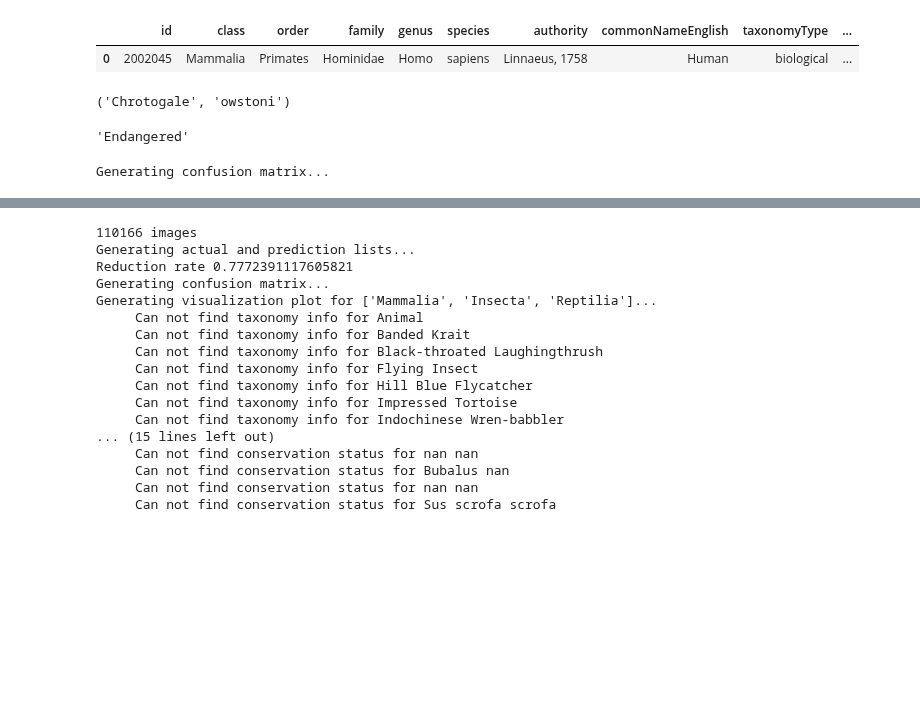
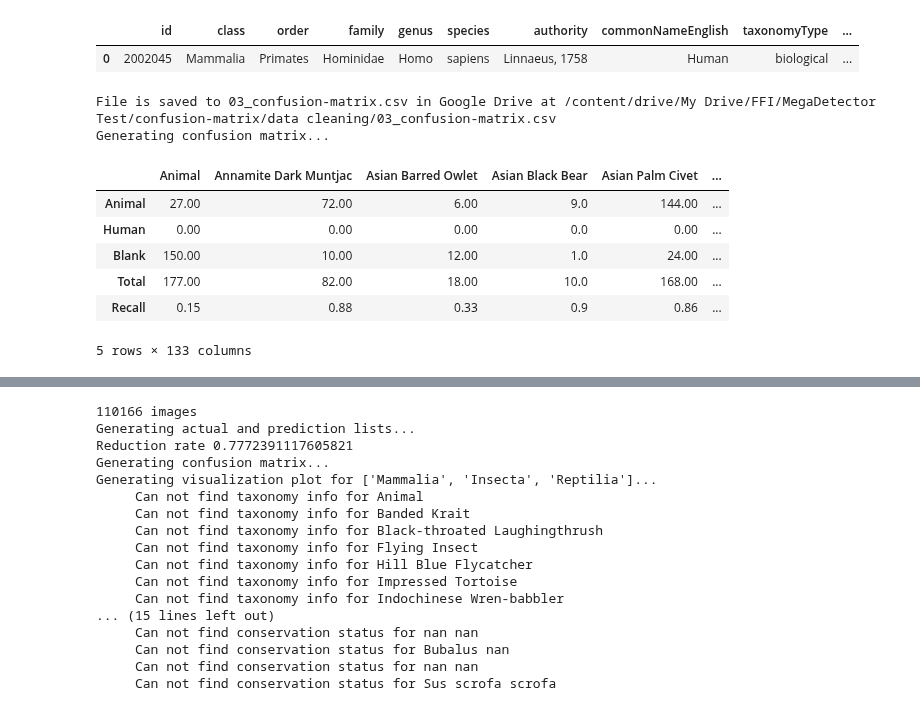
Before and after one commit to FFI-Vietnam/camtrap-tools, a Jupyter notebook: MegaDetector/confusion_matrix/02_create-confusion-matrix.ipynb, the cells around one changed output, grey strips where cells are left out. Saved outputs shown, nothing was run; the diff lists cells and outputs as text; code cells hidden in the pictures; blank space fills up the shorter version.

```diff
--- a/MegaDetector/confusion_matrix/02_create-confusion-matrix.ipynb
+++ b/MegaDetector/confusion_matrix/02_create-confusion-matrix.ipynb
@@ -463,40 +452,6 @@ taxon_match_table[taxon_match_table['FFI_species_name'] == name]
 # %% [output]
 |  | id | class | order | family | genus | species | authority | commonNameEnglish | taxonomyType | ... |
 | 0 | 2002045 | Mammalia | Primates | Hominidae | Homo | sapiens | Linnaeus, 1758 | Human | biological | ... |
-# %%
-def get_scientific_name(species_common_name, taxon_match_table):
-  """
-  get genus and species name of a species
-  """
-  row = taxon_match_table[taxon_match_table['FFI_species_name'] == species_common_name]
-  try:
-    genus, species = row['genus'].iat[0], row['species'].iat[0]
-  except:
-    print('     Can not find taxonomy info for', species_common_name)
-  return genus, species
-
-# test
-get_scientific_name("Owston's Civet", taxon_match_table)
-# %% [output]
-('Chrotogale', 'owstoni')
-# %%
-def get_conservation_status(genus, species):
-  """
-  get consevation status of a species from IUCN red list API
-  https://apiv3.iucnredlist.org/api/v3/docs#species-history-name
-  """
-  api_token = "eba8c1a83a9d25e8ff01b8acbfa153fe3317d90badd60e2ec1d87ac8b330fda6"
-  response = requests.get(f"https://apiv3.iucnredlist.org/api/v3/species/history/name/{genus}%20{species}?token={api_token}")
-  try:
-    status = response.json()['result'][0]['category']
-  except:
-    print('     Can not find conservation status for', genus, species)
-  return status
-
-# test
-get_conservation_status('Chrotogale', 'owstoni')
-# %% [output]
-'Endangered'
 # %%
 def create_confusion_matrix(y_actu, y_pred):
   print('Generating confusion matrix...')
@@ -511,33 +466,45 @@ def create_confusion_matrix(y_actu, y_pred):
     all = df_confusion[col]['All']
     animal = all - df_confusion[col]['Blank'] - df_confusion[col]['Human']
     human = df_confusion[col]['Human']
     blank = df_confusion[col]['Blank']
     total = animal + human + blank
     confusion_matrix[col] = [animal, human, blank, total, 0] # leave a blank cell for recall value
 
   # lump the Murid rodent family
   confusion_matrix['Murid'] = confusion_matrix['Murid'] + confusion_matrix['Leopoldamys'] + confusion_matrix['Maxomys']
 
   # drop columns
   confusion_matrix.drop(columns=['Moth', 'Bat', 'Flying Insect', 'Leopoldamys', 'Maxomys', 'Butterfly'], inplace=True)
 
   # cast from int to float to save recall value
   confusion_matrix = confusion_matrix.astype('float')
 
   # add recall row
   for col in confusion_matrix.columns:
     if col == 'Blank':
       confusion_matrix[col][4] = round(int(confusion_matrix[col][2]) / int(confusion_matrix[col][3]), 2)
     elif col == 'Human':
       confusion_matrix[col][4] = round(int(confusion_matrix[col][1]) / int(confusion_matrix[col][3]), 2)
     else:
       confusion_matrix[col][4] = round(int(confusion_matrix[col][0]) / int(confusion_matrix[col][3]), 2)
 
   return confusion_matrix
 
+# save file to Google Drive for later use
+save_csv_Google_drive(confusion_matrix, root, contain_folder, confusion_matrix_file_name, index=True)
+
 confusion_matrix = create_confusion_matrix(y_actu_test, y_pred_test)
+confusion_matrix
 # %% [output]
+File is saved to 03_confusion-matrix.csv in Google Drive at /content/drive/My Drive/FFI/MegaDetector Test/confusion-matrix/data cleaning/03_confusion-matrix.csv
 Generating confusion matrix...
+|  | Animal | Annamite Dark Muntjac | Asian Barred Owlet | Asian Black Bear | Asian Palm Civet | ... |
+| Animal | 27.00 | 72.00 | 6.00 | 9.0 | 144.00 | ... |
+| Human | 0.00 | 0.00 | 0.00 | 0.0 | 0.00 | ... |
+| Blank | 150.00 | 10.00 | 12.00 | 1.0 | 24.00 | ... |
+| Total | 177.00 | 82.00 | 18.00 | 10.0 | 168.00 | ... |
+| Recall | 0.15 | 0.88 | 0.33 | 0.9 | 0.86 | ... |
+5 rows × 133 columns
 # %%
 def find_FFI_species_by_taxonomy(taxon_match_table, level, taxonomy):
   """
```
Also changed, not shown: parts of 18 cells of this notebook.
